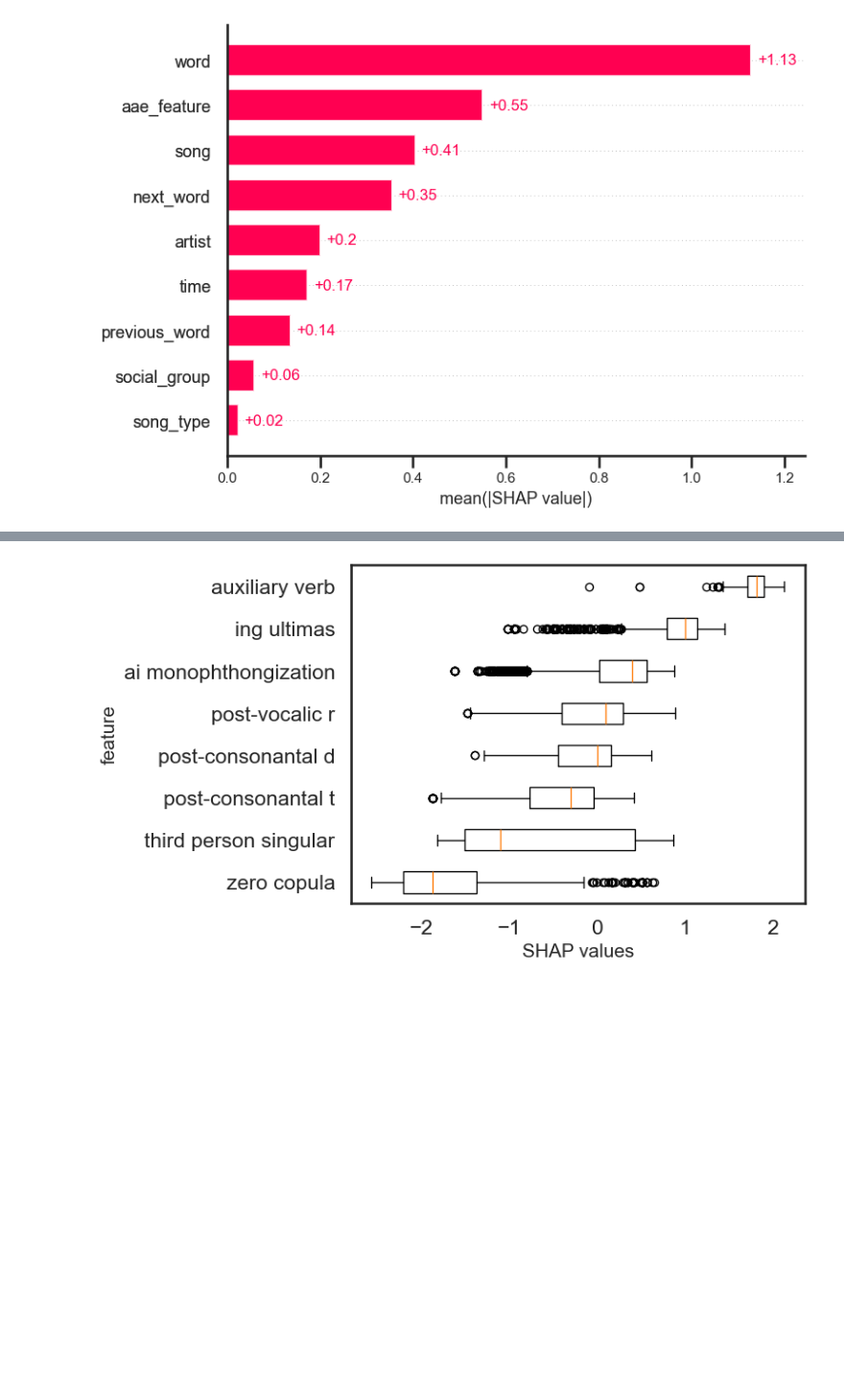
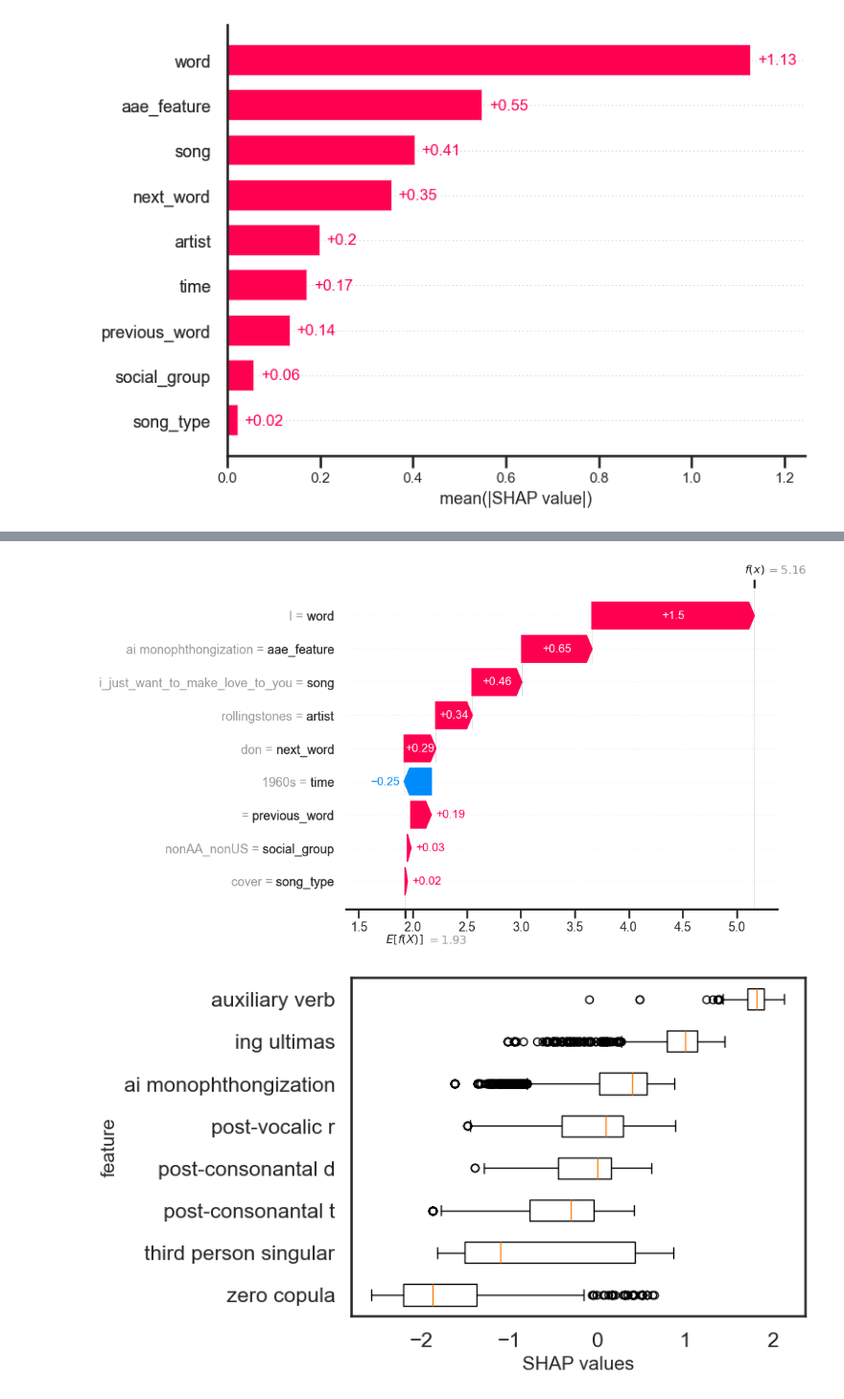
Before and after one commit to romeodetimmerman/aae-in-blues-slx_and_music, a Jupyter notebook: notebooks/3-rdt-shap-explainer.ipynb, the cells around one changed output, grey strips where cells are left out. Shown at 96% size. Saved outputs shown, nothing was run; the diff lists cells and outputs as text; code cells hidden in the pictures; blank space fills up the shorter version.

Commit message:
exporting shap figures

```diff
--- a/notebooks/3-rdt-shap-explainer.ipynb
+++ b/notebooks/3-rdt-shap-explainer.ipynb
@@ -98,3 +97,10 @@ shap.plots.waterfall(shap_values[724])
+# %%
+# waterfall plot for individual predictions
+shap.plots.waterfall(shap_values[721], show=False)
+plt.savefig("../reports/figures/shap_waterfall.png", dpi=600, bbox_inches="tight")
+plt.show()
+# %% [output]
+[figure, added]
 # %%
 # get shap values and data
 feature_values = shap_values[:, "aae_feature"].values
```
Also changed, not shown: parts of 6 cells of this notebook.
